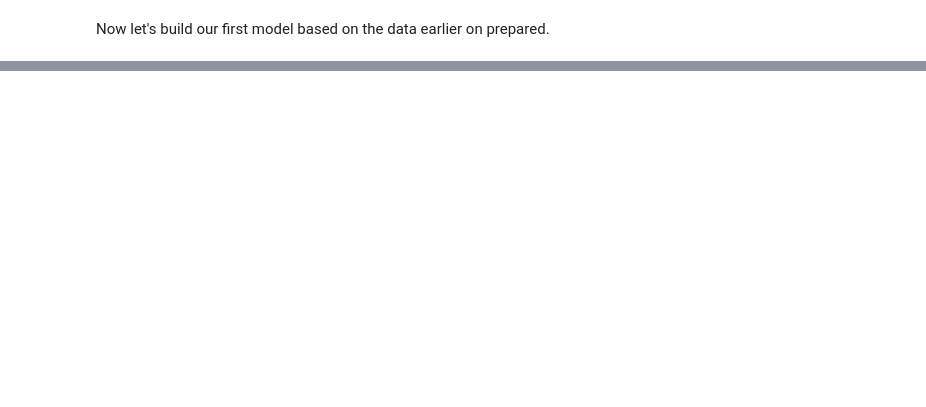
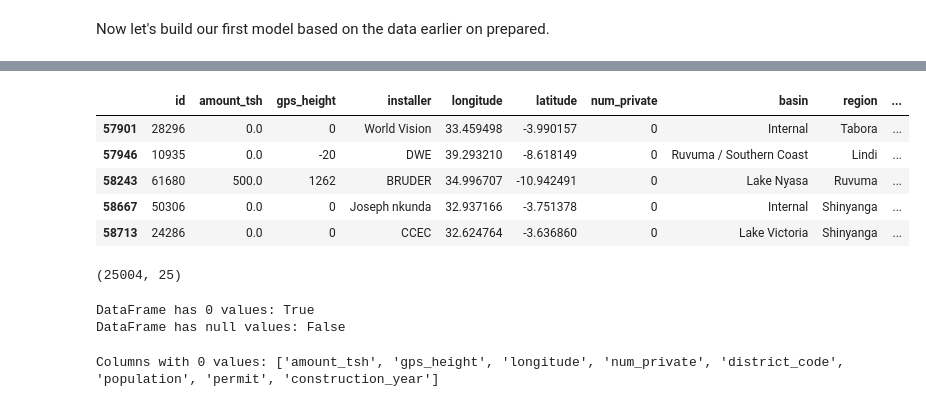
Before and after one commit to Lewis-Gitari/Tanzania-water-wells, a Jupyter notebook: Untitled.ipynb, the cells around one changed output, grey strips where cells are left out. Drawn from its saved outputs; the diff is of its cells as text; code cells hidden in the pictures; blank space fills up the shorter version.

```diff
--- a/Untitled.ipynb
+++ b/Untitled.ipynb
@@ -255,0 +299,8 @@ from sklearn import tree
+# %%
+# Get unique values and their counts in the 'ward' column
+unique_values_counts_df = pd.DataFrame(df['ward'].value_counts()).reset_index()
+unique_values_counts_df.columns = ['ward', 'count']
+pd.set_option('display.max_rows', None)
+pd.set_option('display.max_columns', None)
+
+print(unique_values_counts_df)
@@ -255,0 +335,35 @@ from sklearn import tree
+# %%
+import numpy as np
+
+# Set a seed for reproducibility
+np.random.seed(42)
+
+# Get the number of rows for each unique value in the 'ward' column
+rows_per_value = df['ward'].value_counts()
+
+# Calculate the median number of rows
+median_rows = rows_per_value.median()
+
+# Round the median value to the nearest whole number just incase it's a float.
+rounded_median_rows = int(round(median_rows))
+
+# Create an empty DataFrame to store the final result
+final_df = pd.DataFrame()
+
+# Iterate over unique values in the 'ward' column
+for unique_value in df['ward'].unique():
+    # Get the rows for the current unique value
+    rows_for_value = df[df['ward'] == unique_value]
+
+    # Check if there are more rows than the rounded median
+    if len(rows_for_value) > rounded_median_rows:
+        # Randomly choose rows to drop
+        rows_to_drop = rows_for_value.sample(n=len(rows_for_value) - rounded_median_rows)
+
+        # Drop the randomly chosen rows
+        rows_for_value = rows_for_value.drop(rows_to_drop.index)
+
+    # Append the rows to the final DataFrame
+    final_df = pd.concat([final_df, rows_for_value])
+
+print(final_df.head())
@@ -255,0 +388,37 @@ from sklearn import tree
+# %%
+final_df.tail()
+# %% [output]
+|  | id | amount_tsh | gps_height | installer | longitude | latitude | num_private | basin | region | ... |
+| 57901 | 28296 | 0.0 | 0 | World Vision | 33.459498 | -3.990157 | 0 | Internal | Tabora | ... |
+| 57946 | 10935 | 0.0 | -20 | DWE | 39.293210 | -8.618149 | 0 | Ruvuma / Southern Coast | Lindi | ... |
+| 58243 | 61680 | 500.0 | 1262 | BRUDER | 34.996707 | -10.942491 | 0 | Lake Nyasa | Ruvuma | ... |
+| 58667 | 50306 | 0.0 | 0 | Joseph nkunda | 32.937166 | -3.751378 | 0 | Internal | Shinyanga | ... |
+| 58713 | 24286 | 0.0 | 0 | CCEC | 32.624764 | -3.636860 | 0 | Lake Victoria | Shinyanga | ... |
+# %%
+final_df.shape
+# %% [output]
+(25004, 25)
+# %%
+# Check for 0 values
+has_zero_values = (df == 0).any().any()
+
+# Check for null values
+has_null_values = df.isnull().any().any()
+
+# Print the results
+print(f"DataFrame has 0 values: {has_zero_values}")
+print(f"DataFrame has null values: {has_null_values}")
+# %% [output]
+DataFrame has 0 values: True
+DataFrame has null values: False
+# %%
+# Check for 0 values in each column
+columns_with_zeros = (df == 0).any()
+
+# Get the column names with 0 values
+columns_with_zeros_names = columns_with_zeros[columns_with_zeros].index.tolist()
+
+# Print the result
+print("Columns with 0 values:", columns_with_zeros_names)
+# %% [output]
+Columns with 0 values: ['amount_tsh', 'gps_height', 'longitude', 'num_private', 'district_code', 'population', 'permit', 'construction_year']
```
Also changed, not shown: parts of 29 cells of this notebook.
